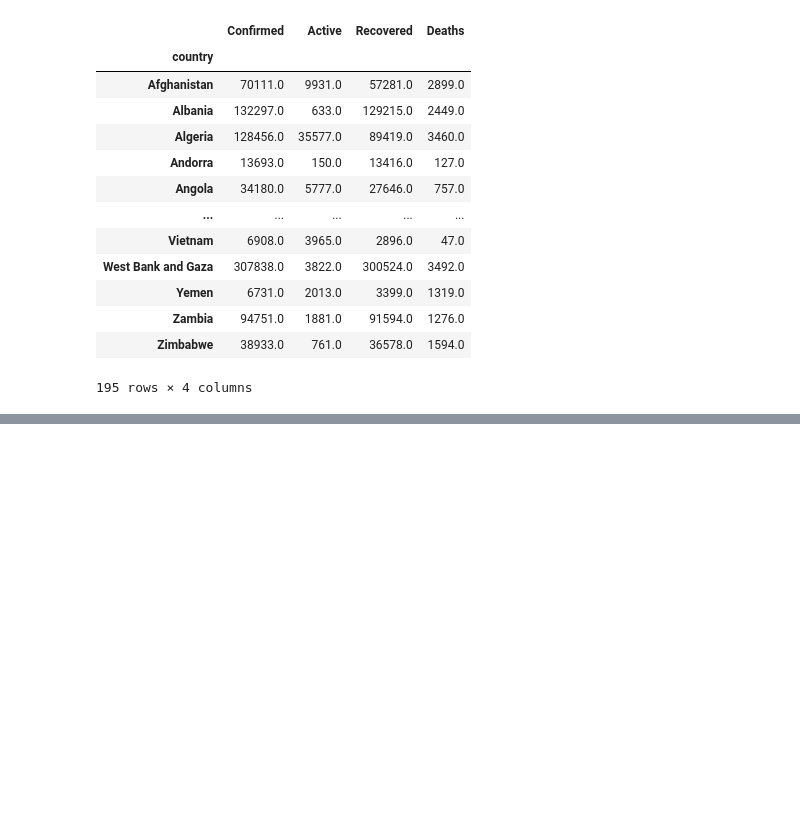
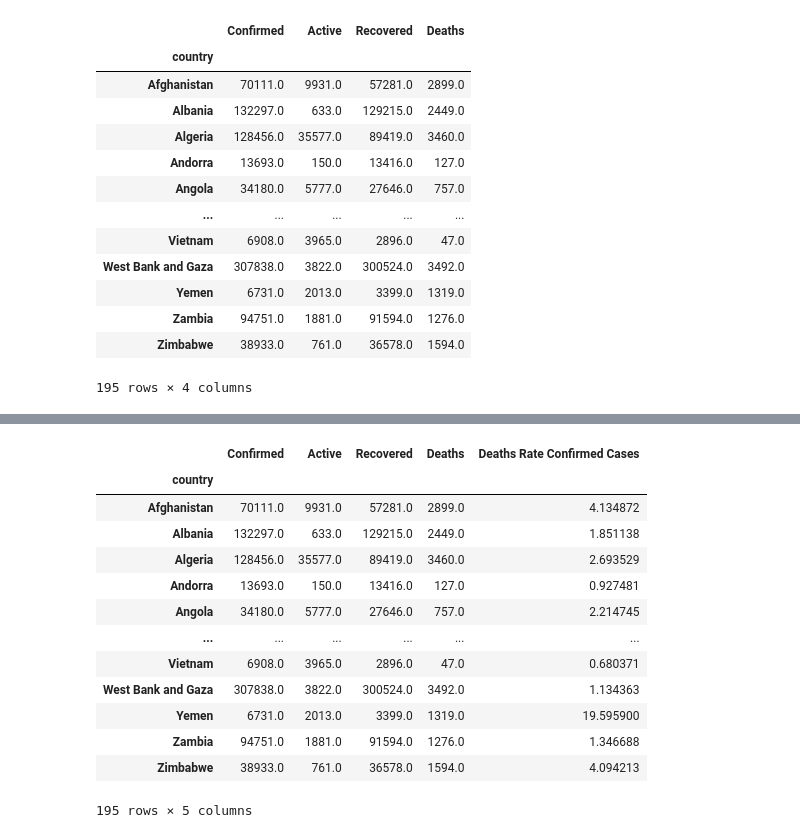
Before and after one commit to isoori/Novel-Corona-Virus, a Jupyter notebook: Untitled.ipynb, the cells around one changed output, grey strips where cells are left out. Saved outputs shown, nothing was run; the diff lists cells and outputs as text; code cells hidden in the pictures; blank space fills up the shorter version.

```diff
--- a/Untitled.ipynb
+++ b/Untitled.ipynb
@@ -414,4 +414,20 @@ px.bar(data_frame=top_30_recovered,x=top_30_recovered.index,y='Recovered',color=
 # %% [output]
 [interactive output not drawn]
 # %%
-fg['Deaths Rate Confirmed Cases'] = fg['Deaths']/fg['Confirmed']
+fg['Deaths Rate Confirmed Cases'] = fg['Deaths']/fg['Confirmed']*100
+fg
+# %% [output]
+|  | Confirmed | Active | Recovered | Deaths | Deaths Rate Confirmed Cases |
+| country |  |  |  |  |  |
+| Afghanistan | 70111.0 | 9931.0 | 57281.0 | 2899.0 | 4.134872 |
+| Albania | 132297.0 | 633.0 | 129215.0 | 2449.0 | 1.851138 |
+| Algeria | 128456.0 | 35577.0 | 89419.0 | 3460.0 | 2.693529 |
+| Andorra | 13693.0 | 150.0 | 13416.0 | 127.0 | 0.927481 |
+| Angola | 34180.0 | 5777.0 | 27646.0 | 757.0 | 2.214745 |
+| ... | ... | ... | ... | ... | ... |
+| Vietnam | 6908.0 | 3965.0 | 2896.0 | 47.0 | 0.680371 |
+| West Bank and Gaza | 307838.0 | 3822.0 | 300524.0 | 3492.0 | 1.134363 |
+| Yemen | 6731.0 | 2013.0 | 3399.0 | 1319.0 | 19.595900 |
+| Zambia | 94751.0 | 1881.0 | 91594.0 | 1276.0 | 1.346688 |
+| Zimbabwe | 38933.0 | 761.0 | 36578.0 | 1594.0 | 4.094213 |
+195 rows × 5 columns
```
Also changed, not shown: parts of 1 cell of this notebook.
